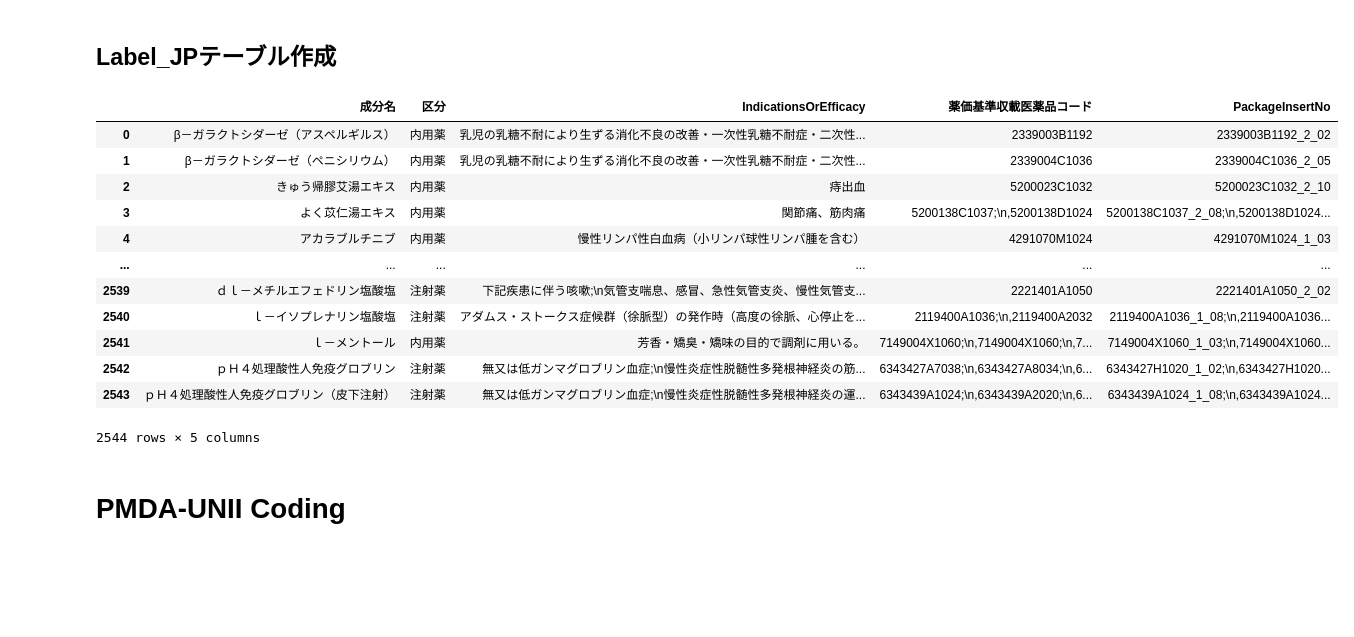
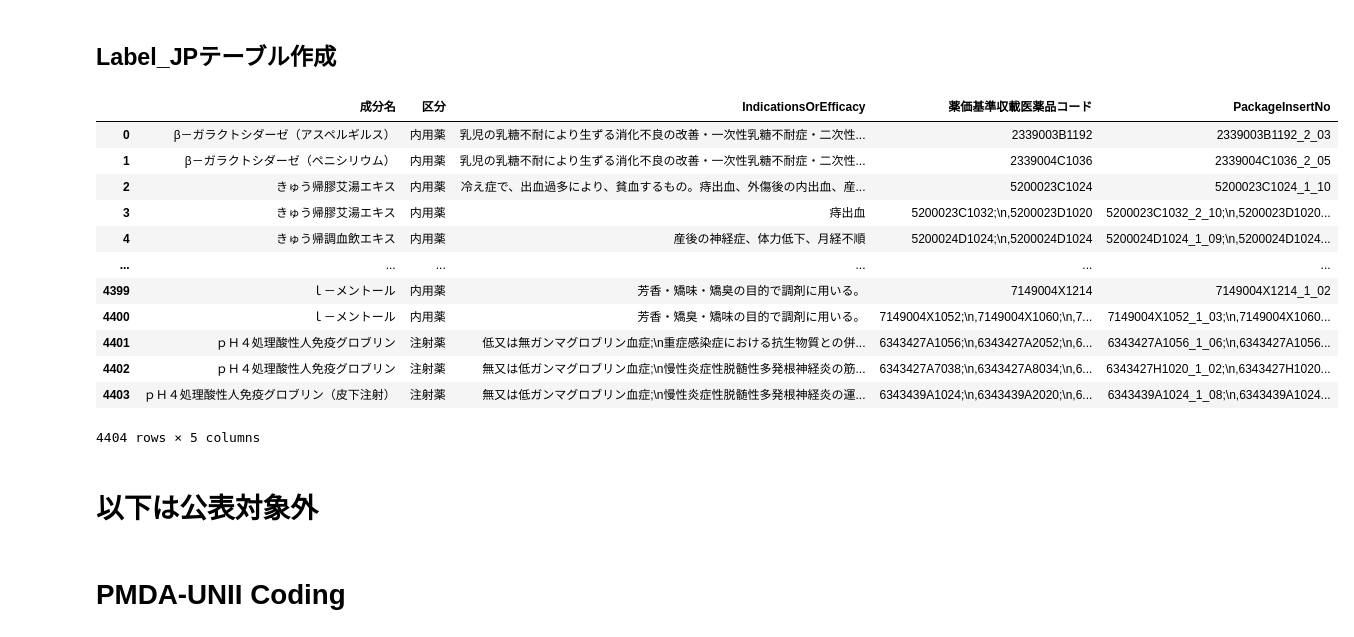
Before and after one commit to Takumi173/2023Test, a Jupyter notebook: JPMA2023_1_データの準備.ipynb, the cells around one changed output. Saved outputs shown, nothing was run; the diff lists cells and outputs as text; code cells hidden in the pictures; blank space fills up the shorter version.

Commit message:
Colaboratory を使用して作成しました

```diff
--- a/JPMA2023_1_データの準備.ipynb
+++ b/JPMA2023_1_データの準備.ipynb
@@ -127,2 +219,11 @@ with open('/content/drive/MyDrive/JPMA2023/PMDA_SGML_XML/DrugIndications.pkl', '
 # %% [output]
 Drive already mounted at /content/drive; to attempt to forcibly remount, call drive.mount("/content/drive", force_remount=True).
+# %%
+## 取得データの保存
+
+Lists = SGML2DF(sgmls)
+df=pd.DataFrame(Lists)
+df.to_csv(Dir+"/SGML2DF.csv")
+
+with open(Dir+'/DrugIndications_sgml.pkl', 'wb') as f:
+  pickle.dump(Lists, f)
@@ -128,0 +250,12 @@ Drive already mounted at /content/drive; to attempt to forcibly remount, call dr
+# %%
+# Google Driveをマウント
+from google.colab import drive
+drive.mount('/content/drive')
+
+import pickle
+
+with open(Dir+'/DrugIndications_xml.pkl', 'rb') as f:
+  Lists_xml = pickle.load(f)
+
+with open(Dir+'/DrugIndications_sgml.pkl', 'rb') as f:
+  Lists_sgml = pickle.load(f)
@@ -129,11 +264,17 @@ Drive already mounted at /content/drive; to attempt to forcibly remount, call dr
 # %%
 ListsByYJ = []
-for i, l in enumerate(Lists):
+for i, l in enumerate(Lists_xml):
   for j, d in enumerate(l[2]):
     x = []
     x.append(d)
     x += l
     ListsByYJ.append(x)
+for i, l in enumerate(Lists_sgml):
+  for j, d in enumerate(l[2]):
+    x = []
+    x.append(d)
+    x += l
+    ListsByYJ.append(x)
 # %%
 for i, l in enumerate(ListsByYJ):
   print(l)
@@ -221,7 +378,7 @@ IndicationDF
 
 JoinedDF = pd.merge(PriceList, IndicationDF, on='薬価基準収載医薬品コード', how='inner' )
 
-with open('/content/drive/MyDrive/JPMA2023/PMDA_SGML_XML/JoinedDF.pkl', 'wb') as f:
+with open(Dir+'/JoinedDF.pkl', 'wb') as f:
   pickle.dump(JoinedDF, f)
 
 JoinedDF[['成分名', '区分', 'IndicationsOrEfficacy','薬価基準収載医薬品コード', 'PackageInsertNo','GeneralName']]
@@ -244,26 +401,28 @@ JoinedDF[['成分名', '区分', 'IndicationsOrEfficacy','薬価基準収載医
 # %%
 # 成分名/区分/効能または効果でグルーピングする。YJコードとPackageInsertNoは区切り値で結合集約
 # 添付文書の記載が異なる場合は別の行を持つ → 添付文書のリンクを有効活用するため
 Label_JP = JoinedDF.groupby(['成分名', '区分', 'IndicationsOrEfficacy'])['薬価基準収載医薬品コード', 'PackageInsertNo'].agg(';\n,'.join).reset_index()
 
-with open('/content/drive/MyDrive/JPMA2023/PMDA_SGML_XML/Label_JP.pkl', 'wb') as f:
+with open(Dir+'/Label_JP.pkl', 'wb') as f:
   pickle.dump(Label_JP, f)
 
 Label_JP
 # %% [output]
 |  | 成分名 | 区分 | IndicationsOrEfficacy | 薬価基準収載医薬品コード | PackageInsertNo |
-| 0 | β－ガラクトシダーゼ（アスペルギルス） | 内用薬 | 乳児の乳糖不耐により生ずる消化不良の改善・一次性乳糖不耐症・二次性... | 2339003B1192 | 2339003B1192_2_02 |
+| 0 | β－ガラクトシダーゼ（アスペルギルス） | 内用薬 | 乳児の乳糖不耐により生ずる消化不良の改善・一次性乳糖不耐症・二次性... | 2339003B1192 | 2339003B1192_2_03 |
 | 1 | β－ガラクトシダーゼ（ペニシリウム） | 内用薬 | 乳児の乳糖不耐により生ずる消化不良の改善・一次性乳糖不耐症・二次性... | 2339004C1036 | 2339004C1036_2_05 |
-| 2 | きゅう帰膠艾湯エキス | 内用薬 | 痔出血 | 5200023C1032 | 5200023C1032_2_10 |
-| 3 | よく苡仁湯エキス | 内用薬 | 関節痛、筋肉痛 | 5200138C1037;\n,5200138D1024 | 5200138C1037_2_08;\n,5200138D1024... |
-| 4 | アカラブルチニブ | 内用薬 | 慢性リンパ性白血病（小リンパ球性リンパ腫を含む） | 4291070M1024 | 4291070M1024_1_03 |
+| 2 | きゅう帰膠艾湯エキス | 内用薬 | 冷え症で、出血過多により、貧血するもの。痔出血、外傷後の内出血、産... | 5200023C1024 | 5200023C1024_1_10 |
+| 3 | きゅう帰膠艾湯エキス | 内用薬 | 痔出血 | 5200023C1032;\n,5200023D1020 | 5200023C1032_2_10;\n,5200023D1020... |
+| 4 | きゅう帰調血飲エキス | 内用薬 | 産後の神経症、体力低下、月経不順 | 5200024D1024;\n,5200024D1024 | 5200024D1024_1_09;\n,5200024D1024... |
 | ... | ... | ... | ... | ... | ... |
-| 2539 | ｄｌ－メチルエフェドリン塩酸塩 | 注射薬 | 下記疾患に伴う咳嗽;\n気管支喘息、感冒、急性気管支炎、慢性気管支... | 2221401A1050 | 2221401A1050_2_02 |
-| 2540 | ｌ－イソプレナリン塩酸塩 | 注射薬 | アダムス・ストークス症候群（徐脈型）の発作時（高度の徐脈、心停止を... | 2119400A1036;\n,2119400A2032 | 2119400A1036_1_08;\n,2119400A1036... |
-| 2541 | ｌ－メントール | 内用薬 | 芳香・矯臭・矯味の目的で調剤に用いる。 | 7149004X1060;\n,7149004X1060;\n,7... | 7149004X1060_1_03;\n,7149004X1060... |
-| 2542 | ｐＨ４処理酸性人免疫グロブリン | 注射薬 | 無又は低ガンマグロブリン血症;\n慢性炎症性脱髄性多発根神経炎の筋... | 6343427A7038;\n,6343427A8034;\n,6... | 6343427H1020_1_02;\n,6343427H1020... |
-| 2543 | ｐＨ４処理酸性人免疫グロブリン（皮下注射） | 注射薬 | 無又は低ガンマグロブリン血症;\n慢性炎症性脱髄性多発根神経炎の運... | 6343439A1024;\n,6343439A2020;\n,6... | 6343439A1024_1_08;\n,6343439A1024... |
+| 4399 | ｌ－メントール | 内用薬 | 芳香・矯味・矯臭の目的で調剤に用いる。 | 7149004X1214 | 7149004X1214_1_02 |
+| 4400 | ｌ－メントール | 内用薬 | 芳香・矯臭・矯味の目的で調剤に用いる。 | 7149004X1052;\n,7149004X1060;\n,7... | 7149004X1052_1_03;\n,7149004X1060... |
+| 4401 | ｐＨ４処理酸性人免疫グロブリン | 注射薬 | 低又は無ガンマグロブリン血症;\n重症感染症における抗生物質との併... | 6343427A1056;\n,6343427A2052;\n,6... | 6343427A1056_1_06;\n,6343427A1056... |
+| 4402 | ｐＨ４処理酸性人免疫グロブリン | 注射薬 | 無又は低ガンマグロブリン血症;\n慢性炎症性脱髄性多発根神経炎の筋... | 6343427A7038;\n,6343427A8034;\n,6... | 6343427H1020_1_02;\n,6343427H1020... |
+| 4403 | ｐＨ４処理酸性人免疫グロブリン（皮下注射） | 注射薬 | 無又は低ガンマグロブリン血症;\n慢性炎症性脱髄性多発根神経炎の運... | 6343439A1024;\n,6343439A2020;\n,6... | 6343439A1024_1_08;\n,6343439A1024... |
-2544 rows × 5 columns
+4404 rows × 5 columns
+# %% [markdown]
+# 以下は公表対象外
 # %% [markdown]
 # PMDA-UNII Coding
 # %% [markdown]
```
Also changed, not shown: parts of 27 cells of this notebook.
